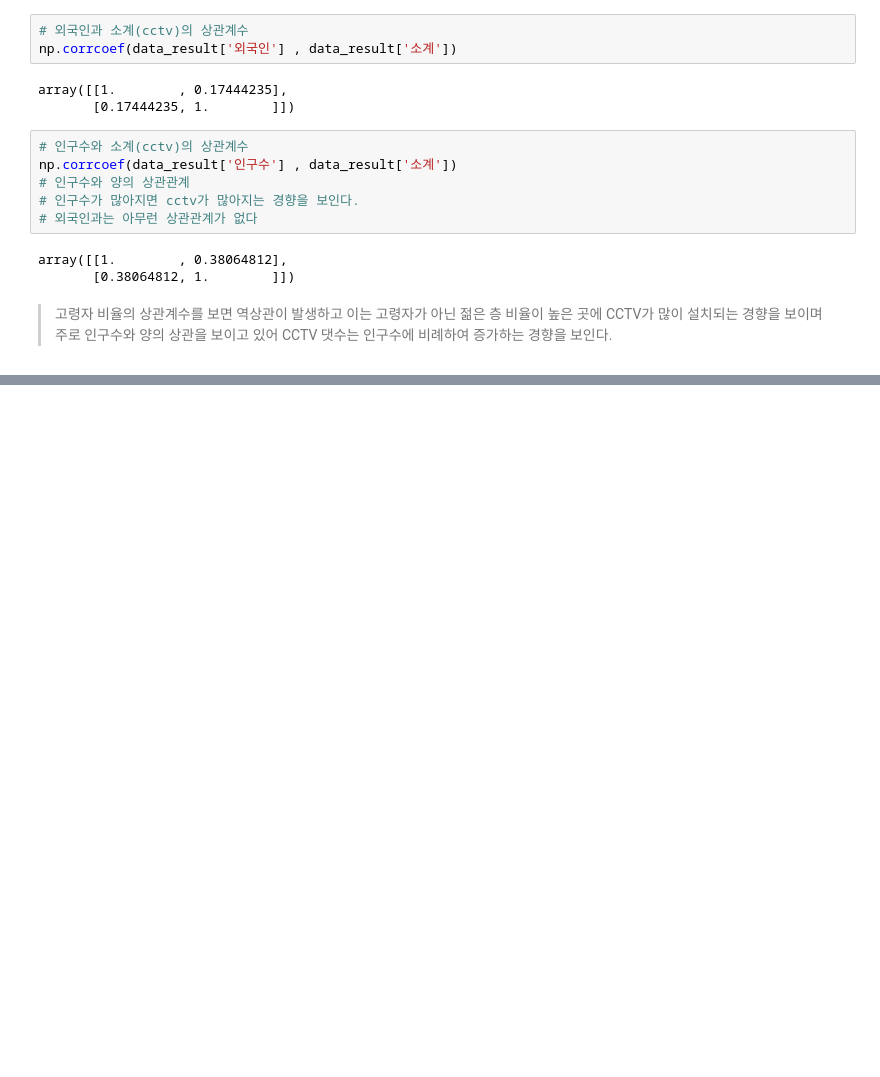
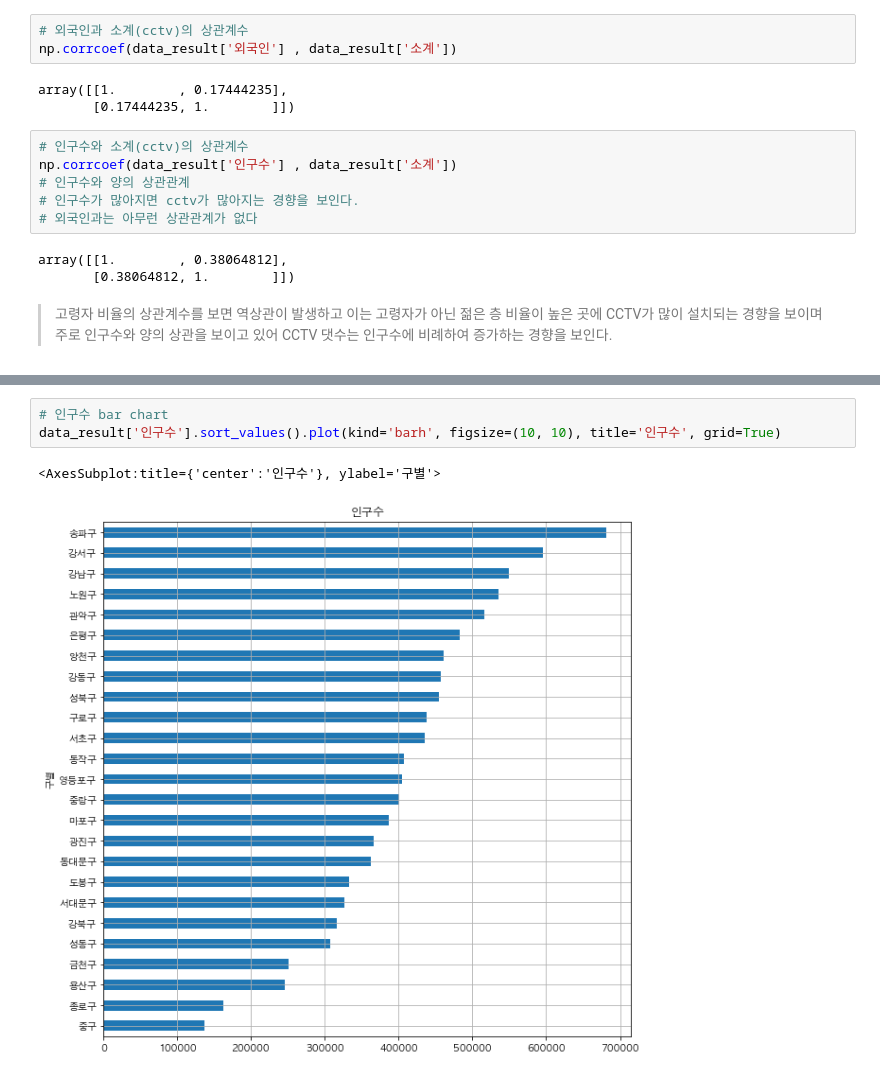
Before and after one commit to monargent0/TJPythonClass, a Jupyter notebook: 3.DataAnalysis/Note/15.서울시 인구대비 CCTV현황분석.ipynb, the cells around one changed output, grey strips where cells are left out. Saved outputs shown, nothing was run; the diff lists cells and outputs as text; blank space fills up the shorter version.

```diff
--- a/3.DataAnalysis/Note/15.서울시 인구대비 CCTV현황분석.ipynb
+++ b/3.DataAnalysis/Note/15.서울시 인구대비 CCTV현황분석.ipynb
@@ -360,0 +374,6 @@ array([[1.        , 0.38064812],
+# %%
+# 인구수 bar chart
+data_result['인구수'].sort_values().plot(kind='barh', figsize=(10, 10), title='인구수', grid=True)
+# %% [output]
+<AxesSubplot:title={'center':'인구수'}, ylabel='구별'>
+[figure, added]
```
Also changed, not shown: parts of 20 cells of this notebook, 30 other files.
